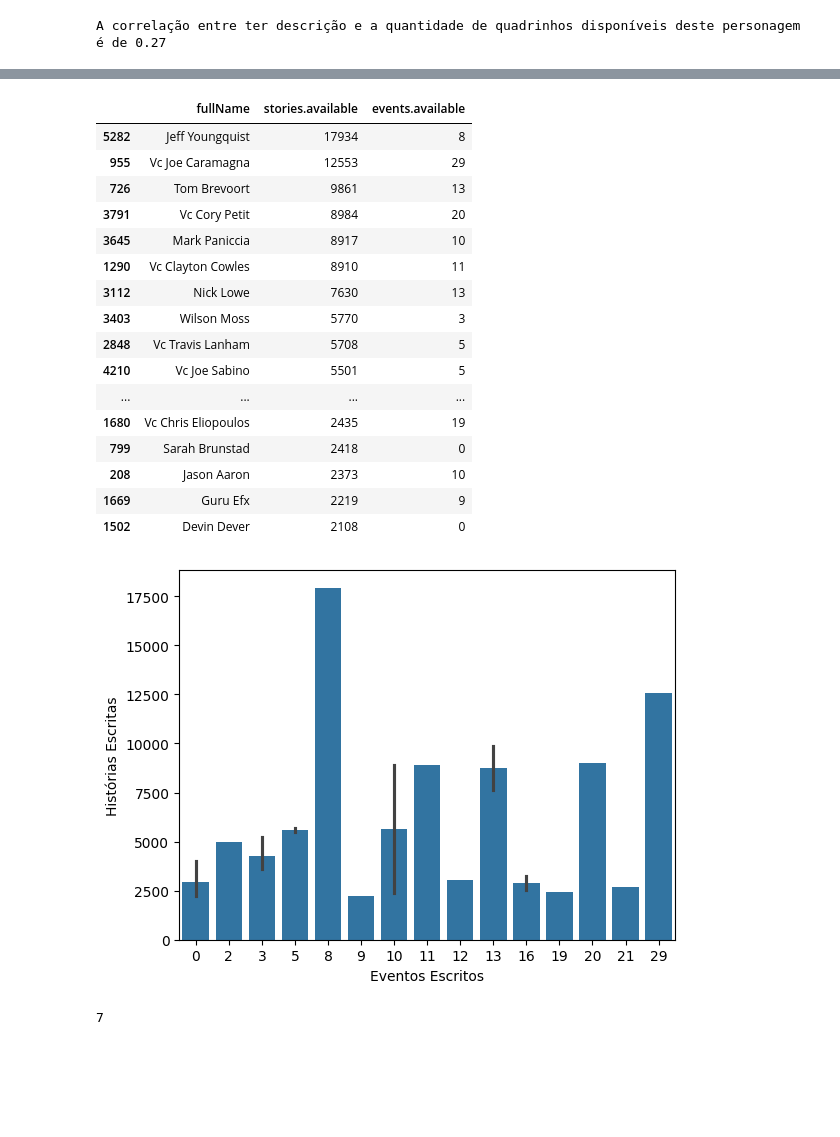
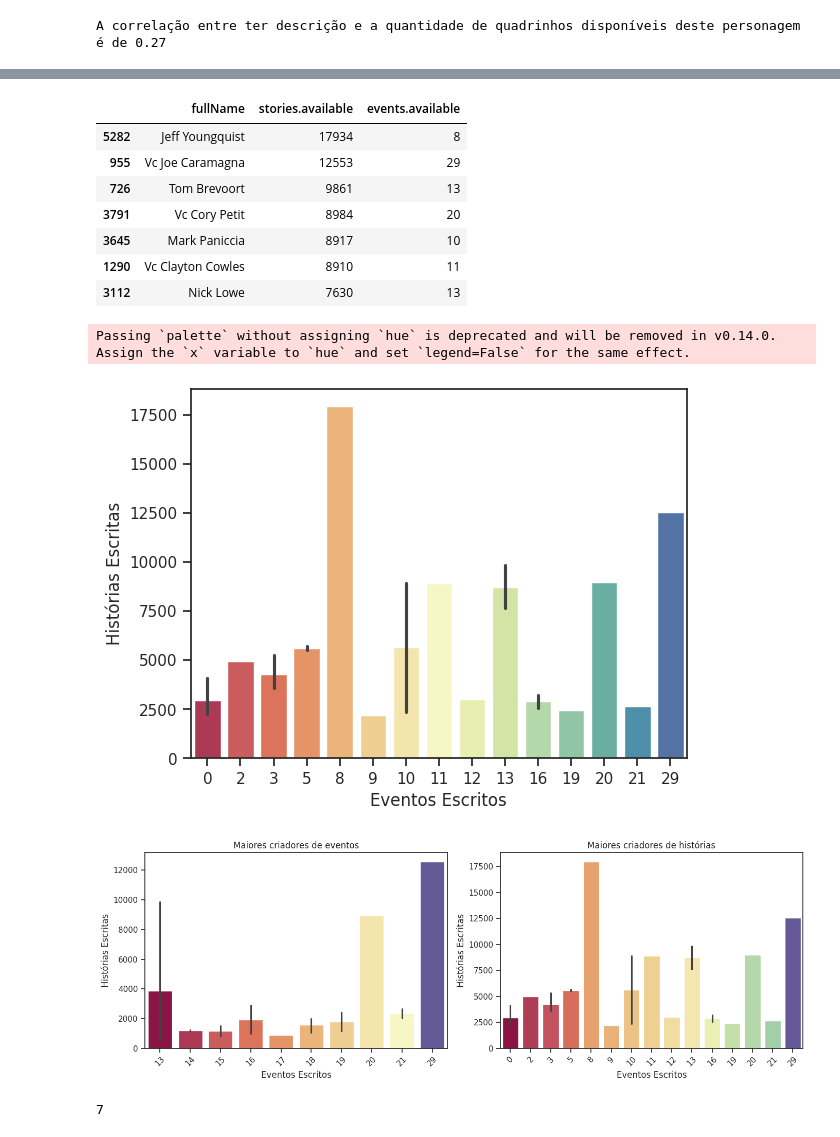
Before and after one commit to thamyrissacamoto/MarvelAPI, a Jupyter notebook: AnalisandoInsights.ipynb, the cells around one changed output, grey strips where cells are left out. Drawn from its saved outputs; the diff is of its cells as text; code cells hidden in the pictures; blank space fills up the shorter version.

Commit message:
Insight em relação a criadores

```diff
--- a/AnalisandoInsights.ipynb
+++ b/AnalisandoInsights.ipynb
@@ -81,7 +81,7 @@ for col in characters.columns:
 df = pd.DataFrame(list(Nan_relation.items()), columns=['Colunas', 'Quantidade'])
 df = df[df["Quantidade"] > 0]
 
-sns.set_theme()
+sns.set_theme(style='ticks')
 sns.barplot(data=df, x="Colunas", y="Quantidade")
 plt.xlabel("Colunas")
 plt.ylabel("Frequência de Valores Nulos")
@@ -319,7 +327,7 @@ plt.show()
 # %%
 cols = ["fullName", "stories.available", "events.available"]
 most_stories = creators[cols].sort_values("stories.available", ascending=False).head(25)
-most_stories
+most_stories.head(7)
 # %% [output]
 |  | fullName | stories.available | events.available |
 | 5282 | Jeff Youngquist | 17934 | 8 |
@@ -329,22 +337,33 @@ most_stories
 | 3645 | Mark Paniccia | 8917 | 10 |
 | 1290 | Vc Clayton Cowles | 8910 | 11 |
 | 3112 | Nick Lowe | 7630 | 13 |
-| 3403 | Wilson Moss | 5770 | 3 |
-| 2848 | Vc Travis Lanham | 5708 | 5 |
-| 4210 | Vc Joe Sabino | 5501 | 5 |
-| ... | ... | ... | ... |
-| 1680 | Vc Chris Eliopoulos | 2435 | 19 |
-| 799 | Sarah Brunstad | 2418 | 0 |
-| 208 | Jason Aaron | 2373 | 10 |
-| 1669 | Guru Efx | 2219 | 9 |
-| 1502 | Devin Dever | 2108 | 0 |
 # %%
-sns.barplot(data=most_stories, x="events.available", y="stories.available")
+sns.barplot(data=most_stories, x="events.available", y="stories.available", palette="Spectral")
 plt.xlabel("Eventos Escritos")
 plt.ylabel("Histórias Escritas")
 plt.show()
 # %% [output]
+Passing `palette` without assigning `hue` is deprecated and will be removed in v0.14.0. Assign the `x` variable to `hue` and set `legend=False` for the same effect.
-[figure, old version]
+[figure, new version]
+# %%
+fig, axes = plt.subplots(1, 2, figsize=(14, 5))  # 1 row, 2 columns
+
+sns.barplot(data=most_events, x="events.available", y="stories.available", palette='Spectral', ax=axes[0], hue="events.available", legend=False)
+axes[0].set_title("Maiores criadores de eventos")
+axes[0].set_xlabel("Eventos Escritos")
+axes[0].set_ylabel("Histórias Escritas")
+axes[0].tick_params(axis='x', rotation=45)
+
+sns.barplot(data=most_stories, x="events.available", y="stories.available", palette="Spectral", ax=axes[1], hue="events.available", legend=False)
+axes[1].set_title("Maiores criadores de histórias")
+axes[1].set_xlabel("Eventos Escritos")
+axes[1].set_ylabel("Histórias Escritas")
+axes[1].tick_params(axis='x', rotation=45)
+
+plt.tight_layout()
+plt.show()
+# %% [output]
+[figure, added]
 # %%
 stories_index = most_stories.index
 events_index = most_events.index
```
Also changed, not shown: parts of 29 cells of this notebook.
